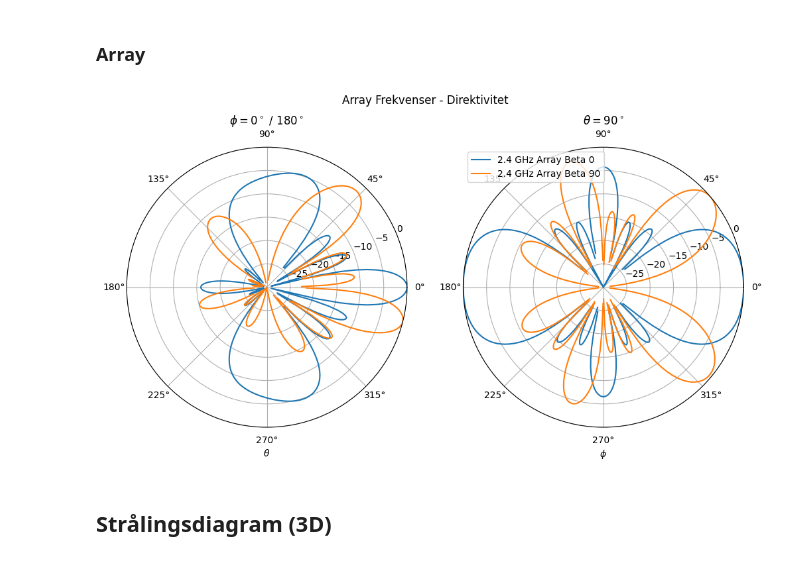
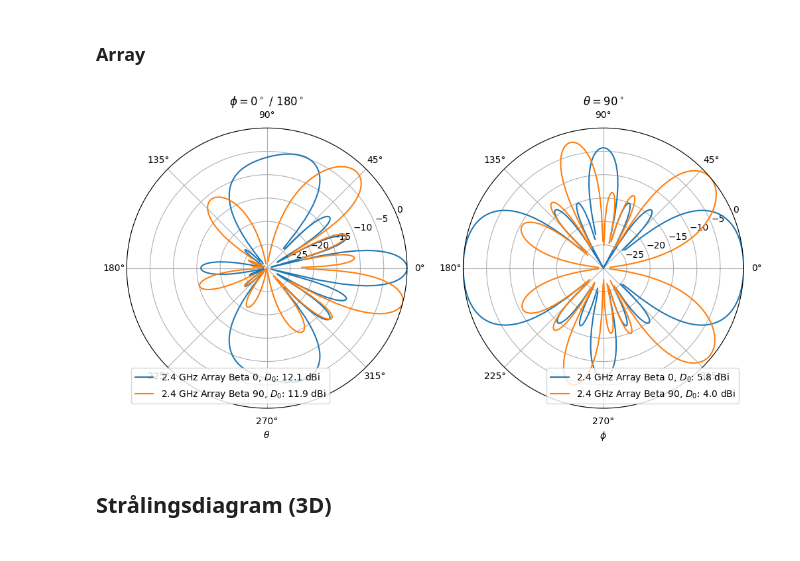
Before and after one commit to SkaugJr/TTT4215-Antenneteknikk, a Jupyter notebook: CST.ipynb, the cells around one changed output. Cells and saved outputs as stored; diff of their text form; code cells hidden in the pictures.

```diff
--- a/CST.ipynb
+++ b/CST.ipynb
@@ -245,15 +246,15 @@ for freq, data in datasets_standard.items():
     e_plane2["Theta [deg.]"] = 360 - e_plane2["Theta [deg.]"]
     e_plane = pd.concat([e_plane1, e_plane2])
 
-    h_plane1 = data[data["Phi [deg.]"].isin([90])]
-    h_plane2 = data[data["Phi [deg.]"].isin([270])].copy()
-    h_plane2["Theta [deg.]"] = 360 - h_plane2["Theta [deg.]"]
-    h_plane = pd.concat([h_plane1, h_plane2])
+    rad_plane1 = data[data["Phi [deg.]"].isin([90])]
+    rad_plane2 = data[data["Phi [deg.]"].isin([270])].copy()
+    rad_plane2["Theta [deg.]"] = 360 - rad_plane2["Theta [deg.]"]
+    rad_plane = pd.concat([rad_plane1, rad_plane2])
 
     # Sorter for å unngå streker mellom ikke-sammenhengende punkter
     e_plane = e_plane.sort_values(by="Theta [deg.]")
-    h_plane = h_plane.sort_values(by="Theta [deg.]")
-    e2_plane = data[data["Theta [deg.]"].isin([90])]
+    rad_plane = rad_plane.sort_values(by="Theta [deg.]")
+    h_plane = data[data["Theta [deg.]"].isin([90])]
 
     # E-plan
     ax[0].plot(np.radians(e_plane["Theta [deg.]"].values), e_plane["Abs(Dir.)[dBi]"].values-max(e_plane["Abs(Dir.)[dBi]"].values), label=f"{freq}")
@@ -261,17 +262,19 @@ for freq, data in datasets_standard.items():
     ax[0].set_xlabel(r"$\theta$")
 
     # H-plan
-    ax[1].plot(np.radians(h_plane["Theta [deg.]"].values), h_plane["Abs(Dir.)[dBi]"].values, label=f"{freq}")
+    ax[1].plot(np.radians(rad_plane["Theta [deg.]"].values), rad_plane["Abs(Dir.)[dBi]"].values-max(rad_plane["Abs(Dir.)[dBi]"]), label=f"{freq}")
     ax[1].set_title(r"$\phi = 90^\circ$ / $270^\circ$")
     ax[1].set_xlabel(r"$\theta$")
+    ax[1].set_ylim(-20, 0)
 
-    ax[2].plot(np.radians(e2_plane["Phi [deg.]"].values), e2_plane["Abs(Dir.)[dBi]"].values-max(e2_plane["Abs(Dir.)[dBi]"].values), label=f"{freq}")
+    ax[2].plot(np.radians(h_plane["Phi [deg.]"].values), h_plane["Abs(Dir.)[dBi]"].values-max(h_plane["Abs(Dir.)[dBi]"].values), label=f"{freq}")
     ax[2].set_title(r"$\theta = 90^\circ$")
     ax[2].set_xlabel(r"$\phi$")
+    ax[2].set_ylim(-20, 0)
 
 
 ax[1].legend(loc='best')
-plt.suptitle("Enkelt Elementer - Direktivitet")
+#plt.suptitle("Enkelt Elementer - Direktivitet")
 plt.savefig('Figurer/sim_elementer.pdf', bbox_inches='tight')
 plt.show()
 # %% [output]
@@ -281,41 +284,36 @@ plt.show()
 # %%
 # Plotting av polar-diagrammer for array-frekvenser
 fig, ax = plt.subplots(1, 2, subplot_kw={'projection': 'polar'}, figsize=(12, 6))
 
 for freq, data in datasets_array.items():
     # Del opp i E- og H-plan
     e_plane1 = data[data["Phi [deg.]"].isin([0])]
     e_plane2 = data[data["Phi [deg.]"].isin([180])].copy()
     e_plane2["Theta [deg.]"] = 360 - e_plane2["Theta [deg.]"]
     e_plane = pd.concat([e_plane1, e_plane2])
 
-    h_plane1 = data[data["Phi [deg.]"].isin([90])]
-    h_plane2 = data[data["Phi [deg.]"].isin([270])].copy()
-    h_plane2["Theta [deg.]"] = 360 - h_plane2["Theta [deg.]"]
-    h_plane = pd.concat([h_plane1, h_plane2])
-
     # Sorter for å unngå streker mellom ikke-sammenhengende punkter
     e_plane = e_plane.sort_values(by="Theta [deg.]")
-    h_plane = h_plane.sort_values(by="Theta [deg.]")
-    e2_plane = data[data["Theta [deg.]"].isin([90])]
+    h_plane = data[data["Theta [deg.]"].isin([90])]
 
     # E-plan
-    ax[0].plot(np.radians(e_plane["Theta [deg.]"].values), e_plane["Abs(Dir.)[dBi]"].values-max(e_plane["Abs(Dir.)[dBi]"].values), label=f"{freq}")
+    ax[0].plot(np.radians(e_plane["Theta [deg.]"].values), e_plane["Abs(Dir.)[dBi]"].values-max(e_plane["Abs(Dir.)[dBi]"].values), label=f"{freq},"+ r" $D_0$: " f"{e_plane['Abs(Dir.)[dBi]'].max():.1f} dBi")
     ax[0].set_title(r"$\phi = 0^\circ$ / $180^\circ$")
     ax[0].set_xlabel(r"$\theta$")
     ax[0].set_ylim(-30, 0)  # Tilpass r-aksen her
+    ax[0].legend(loc='lower left')
 
-    ax[1].plot(np.radians(e2_plane["Phi [deg.]"].values), e2_plane["Abs(Dir.)[dBi]"].values-max(e2_plane["Abs(Dir.)[dBi]"].values), label=f"{freq}")
+    ax[1].plot(np.radians(h_plane["Phi [deg.]"].values), h_plane["Abs(Dir.)[dBi]"].values-max(h_plane["Abs(Dir.)[dBi]"].values), label=f"{freq},"+ r" $D_0$: " f"{h_plane['Abs(Dir.)[dBi]'].max():.1f} dBi")
     ax[1].set_title(r"$\theta = 90^\circ$")
     ax[1].set_xlabel(r"$\phi$")
     ax[1].set_ylim(-30, 0)  # Tilpass r-aksen her
+    ax[1].legend(loc='lower right')
 
-ax[1].legend(loc='upper left')
-plt.suptitle("Array Frekvenser - Direktivitet")
+#plt.suptitle("Array Frekvenser - Direktivitet")
 plt.savefig('Figurer/sim_array.pdf', bbox_inches='tight')
 plt.show()
 # %% [output]
-[figure, old version]
+[figure, new version]
 # %% [markdown]
 ## Strålingsdiagram (3D)
 # %% [markdown]
```
Also changed, not shown: parts of 7 cells of this notebook, 14 other files.
